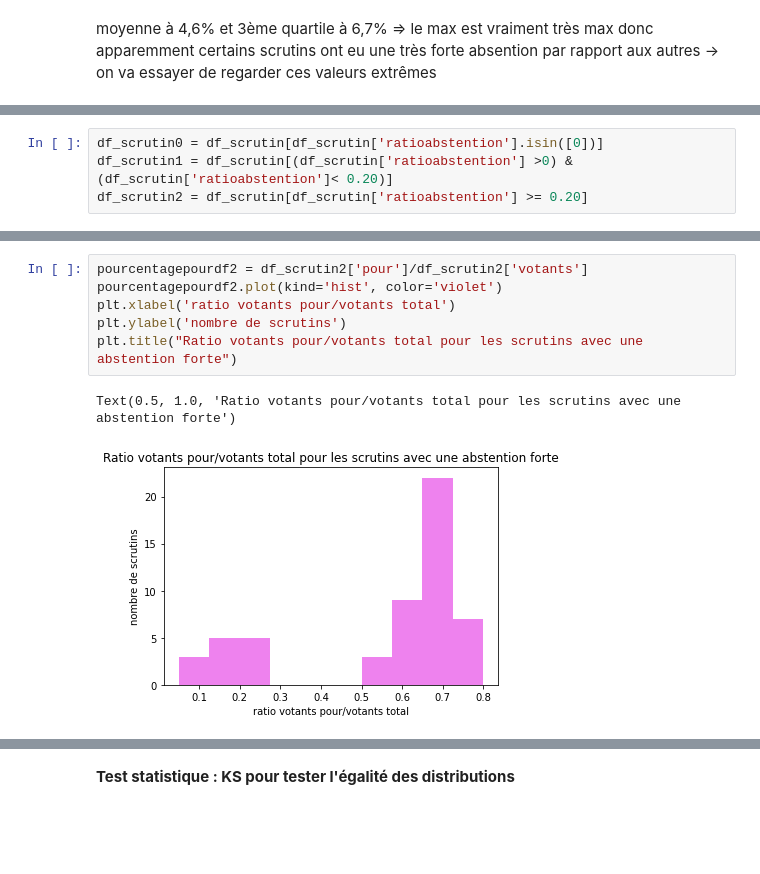
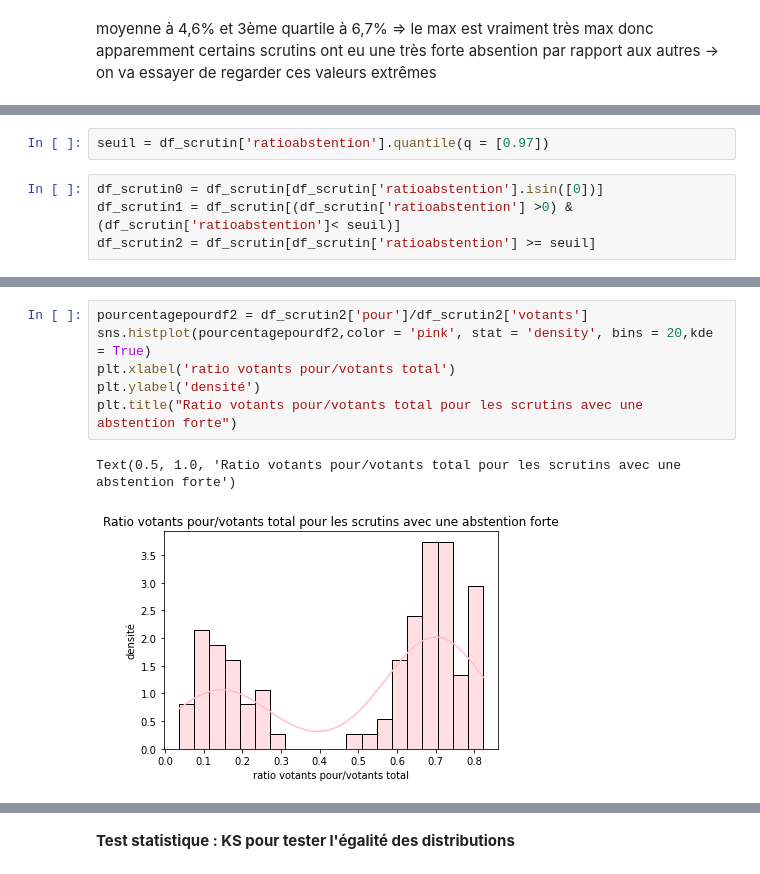
Before and after one commit to claralga/StatApp, a Jupyter notebook: statistiques_scrutins.ipynb, the cells around one changed output, grey strips where cells are left out. Cells and saved outputs as stored; diff of their text form; blank space fills up the shorter version.

```diff
--- a/statistiques_scrutins.ipynb
+++ b/statistiques_scrutins.ipynb
@@ -165,4 +150,6 @@ moyenne à 4,6% et 3ème quartile à 6,7% => le max est vraiment très max donc
+# %%
+seuil = df_scrutin['ratioabstention'].quantile(q = [0.97])
 # %%
 df_scrutin0 = df_scrutin[df_scrutin['ratioabstention'].isin([0])]
-df_scrutin1 = df_scrutin[(df_scrutin['ratioabstention'] >0) & (df_scrutin['ratioabstention']< 0.20)]
-df_scrutin2 = df_scrutin[df_scrutin['ratioabstention'] >= 0.20]
+df_scrutin1 = df_scrutin[(df_scrutin['ratioabstention'] >0) & (df_scrutin['ratioabstention']< seuil)]
+df_scrutin2 = df_scrutin[df_scrutin['ratioabstention'] >= seuil]
@@ -227,9 +174,9 @@ sns.histplot(pourcentagepourdf3, stat="probability")
 # %%
 pourcentagepourdf2 = df_scrutin2['pour']/df_scrutin2['votants']
-pourcentagepourdf2.plot(kind='hist', color='violet')
+sns.histplot(pourcentagepourdf2,color = 'pink', stat = 'density', bins = 20,kde = True)
 plt.xlabel('ratio votants pour/votants total')
-plt.ylabel('nombre de scrutins')
+plt.ylabel('densité')
 plt.title("Ratio votants pour/votants total pour les scrutins avec une abstention forte")
 # %% [output]
 Text(0.5, 1.0, 'Ratio votants pour/votants total pour les scrutins avec une abstention forte')
-[figure, old version]
+[figure, new version]
```
Also changed, not shown: parts of 42 cells of this notebook.
